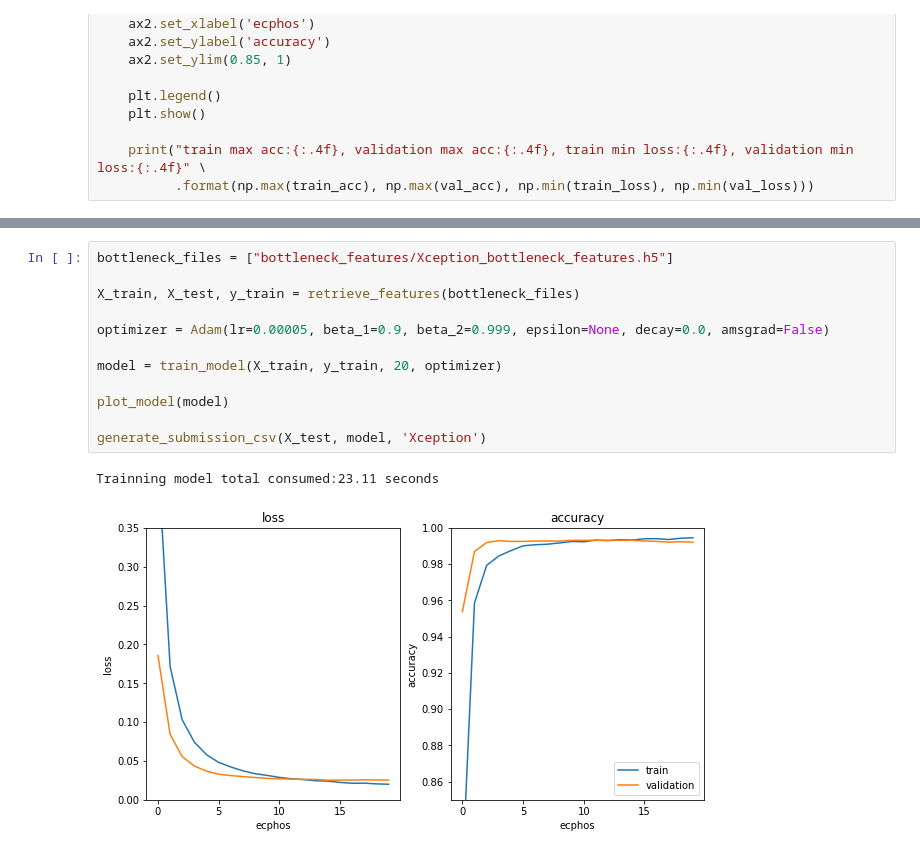
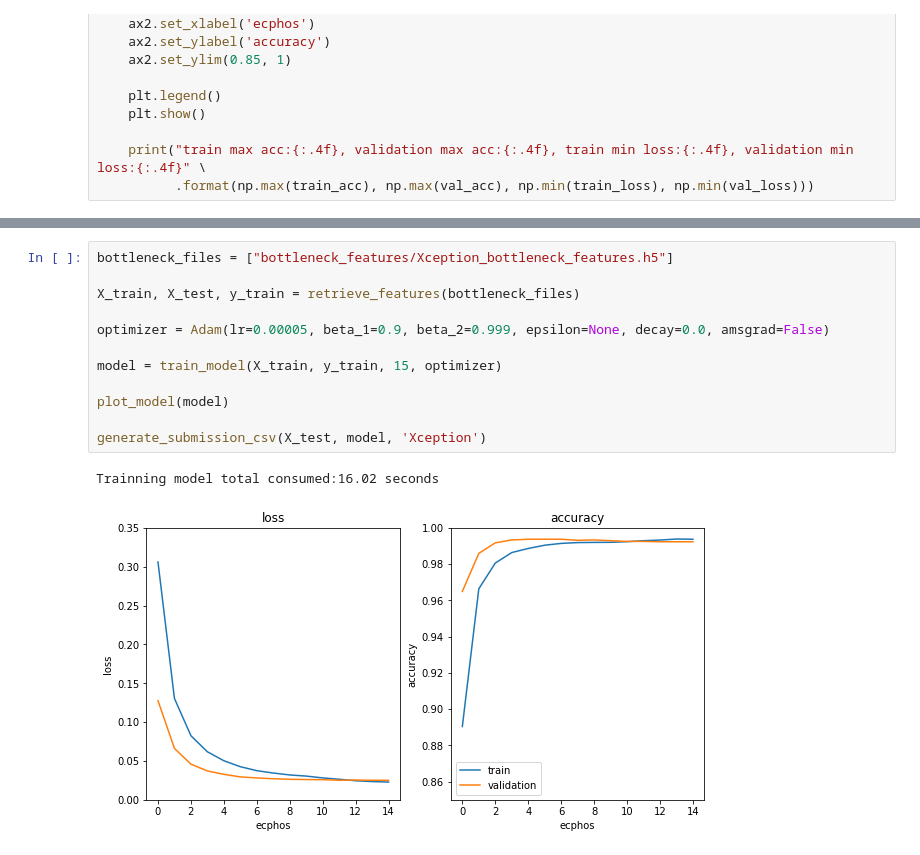
Before and after one commit to Qucy/UdacityMachineLearning, a Jupyter notebook: dog_vs_cat/dog_vs_cat.ipynb, the cells around one changed output, grey strips where cells are left out. Cells and saved outputs as stored; diff of their text form.

```diff
--- a/dog_vs_cat/dog_vs_cat.ipynb
+++ b/dog_vs_cat/dog_vs_cat.ipynb
@@ -348,15 +350,15 @@ Found 12500 images belonging to 1 classes.
 # %%
 bottleneck_files = ["bottleneck_features/Xception_bottleneck_features.h5"]
 
 X_train, X_test, y_train = retrieve_features(bottleneck_files)
 
 optimizer = Adam(lr=0.00005, beta_1=0.9, beta_2=0.999, epsilon=None, decay=0.0, amsgrad=False)
 
-model = train_model(X_train, y_train, 20, optimizer)
+model = train_model(X_train, y_train, 15, optimizer)
 
 plot_model(model)
 
 generate_submission_csv(X_test, model, 'Xception')
 # %% [output]
-Trainning model total consumed:23.11 seconds
+Trainning model total consumed:16.02 seconds
-[figure, old version]
+[figure, new version]
```
Also changed, not shown: parts of 16 cells of this notebook, 2 other files.
